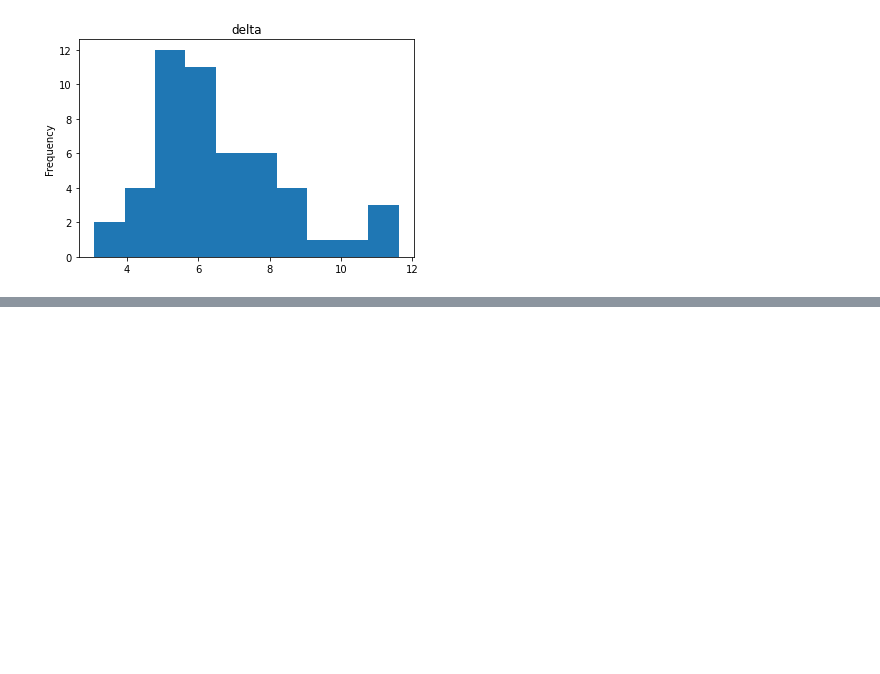
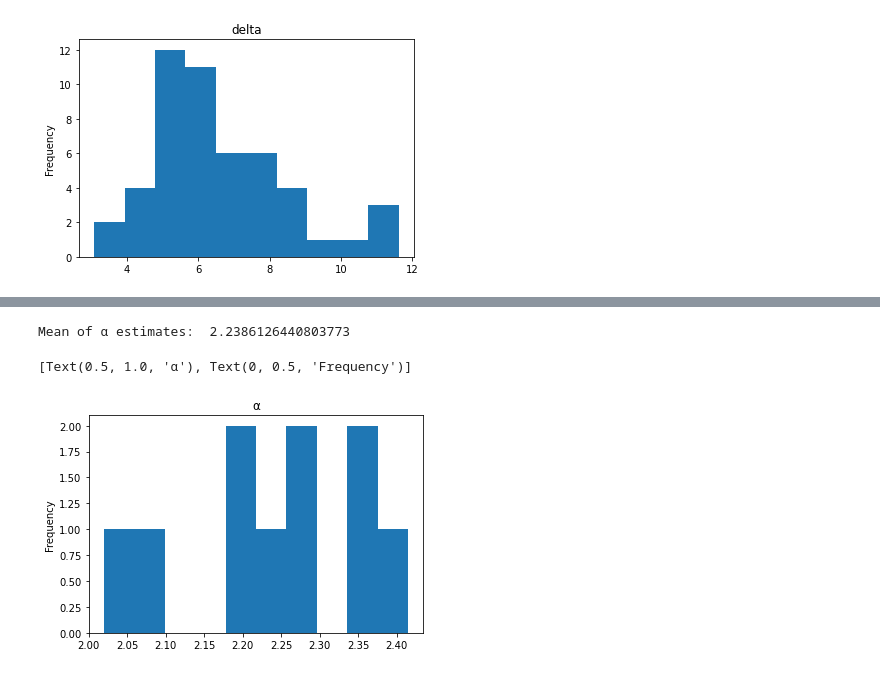
Before and after one commit to nadialucas/iobros, a Jupyter notebook: pset2/ps2-q1.ipynb, the cells around one changed output, grey strips where cells are left out. Cells and saved outputs as stored; diff of their text form; code cells hidden in the pictures; blank space fills up the shorter version.

Commit message:
alphas_me, deltas_me

```diff
--- a/pset2/ps2-q1.ipynb
+++ b/pset2/ps2-q1.ipynb
@@ -357,6 +371,10 @@ print(deltas)
 # %%
-alpha_mean = np.mean(alphas)
+alpha_mean = np.mean(alphas_me)
 print("Mean of α estimates: ", alpha_mean)
-plt.hist(alphas, bins = 10)
+plt.hist(alphas_me, bins = 10)
 plt.gca().set(title = 'α', ylabel = 'Frequency')
+# %% [output]
+Mean of α estimates:  2.2386126440803773
+[Text(0.5, 1.0, 'α'), Text(0, 0.5, 'Frequency')]
+[figure, added]
 # %%
```
Also changed, not shown: parts of 4 cells of this notebook, 1 other file.
